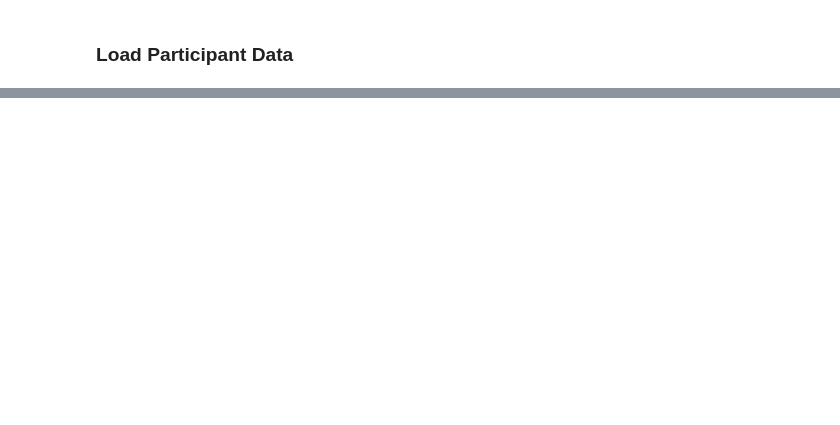
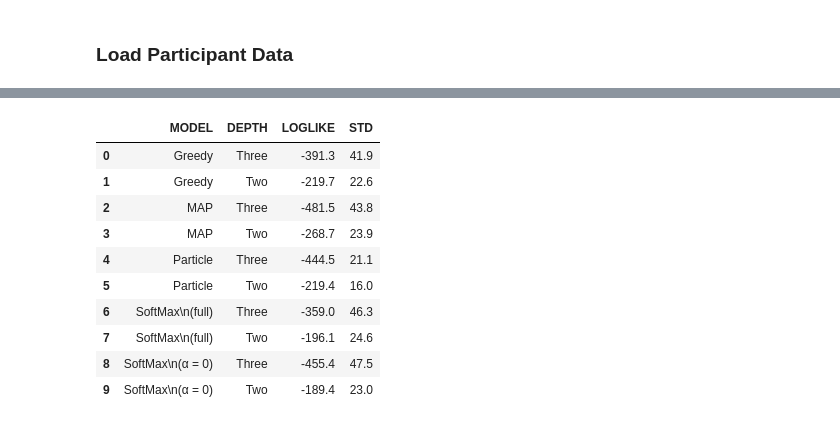
Before and after one commit to katie-warburton/Sequence-Effects-in-Hierarchical-Category-Systems, a Jupyter notebook: Model Comparison.ipynb, the cells around one changed output, grey strips where cells are left out. Cells and saved outputs as stored; diff of their text form; code cells hidden in the pictures; blank space fills up the shorter version.

```diff
--- a/Model Comparison.ipynb
+++ b/Model Comparison.ipynb
@@ -305,0 +285,19 @@ fig.savefig(f'Figures/loglike-by-fold.jpg', dpi=300,  bbox_inches="tight")
+# %%
+table = long_cross_val[['MODEL', 'DEPTH', 'LOGLIKE']].groupby(['MODEL', 'DEPTH']).mean().reset_index()
+std = long_cross_val[['MODEL', 'DEPTH', 'LOGLIKE']].groupby(['MODEL', 'DEPTH']).std(ddof=1).reset_index()
+table['STD'] = round(std['LOGLIKE'],1)
+table['LOGLIKE'] = round(table['LOGLIKE'], 1)
+
+table
+# %% [output]
+|  | MODEL | DEPTH | LOGLIKE | STD |
+| 0 | Greedy | Three | -391.3 | 41.9 |
+| 1 | Greedy | Two | -219.7 | 22.6 |
+| 2 | MAP | Three | -481.5 | 43.8 |
+| 3 | MAP | Two | -268.7 | 23.9 |
+| 4 | Particle | Three | -444.5 | 21.1 |
+| 5 | Particle | Two | -219.4 | 16.0 |
+| 6 | SoftMax\n(full) | Three | -359.0 | 46.3 |
+| 7 | SoftMax\n(full) | Two | -196.1 | 24.6 |
+| 8 | SoftMax\n(α = 0) | Three | -455.4 | 47.5 |
+| 9 | SoftMax\n(α = 0) | Two | -189.4 | 23.0 |
```
Also changed, not shown: parts of 11 cells of this notebook.
